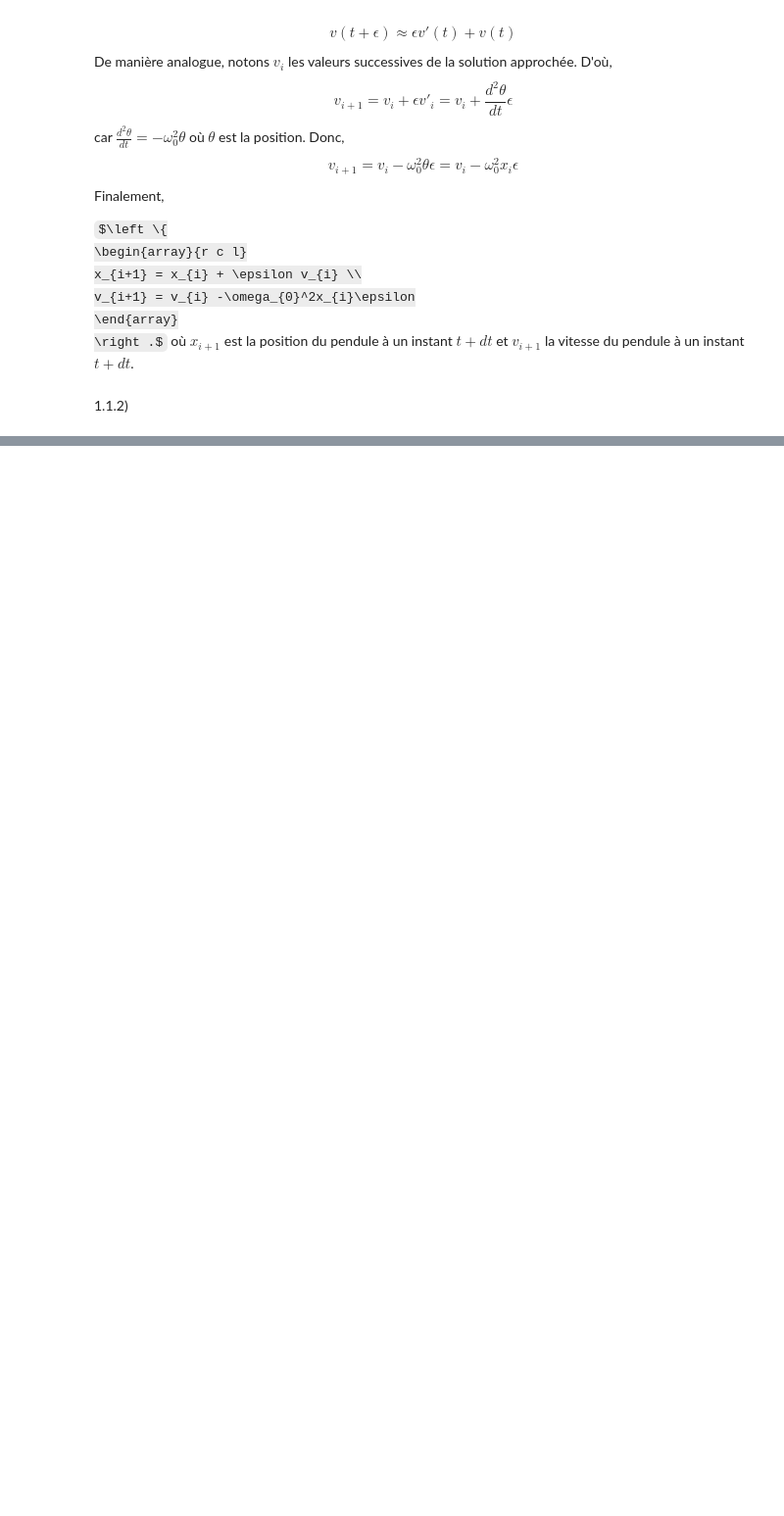
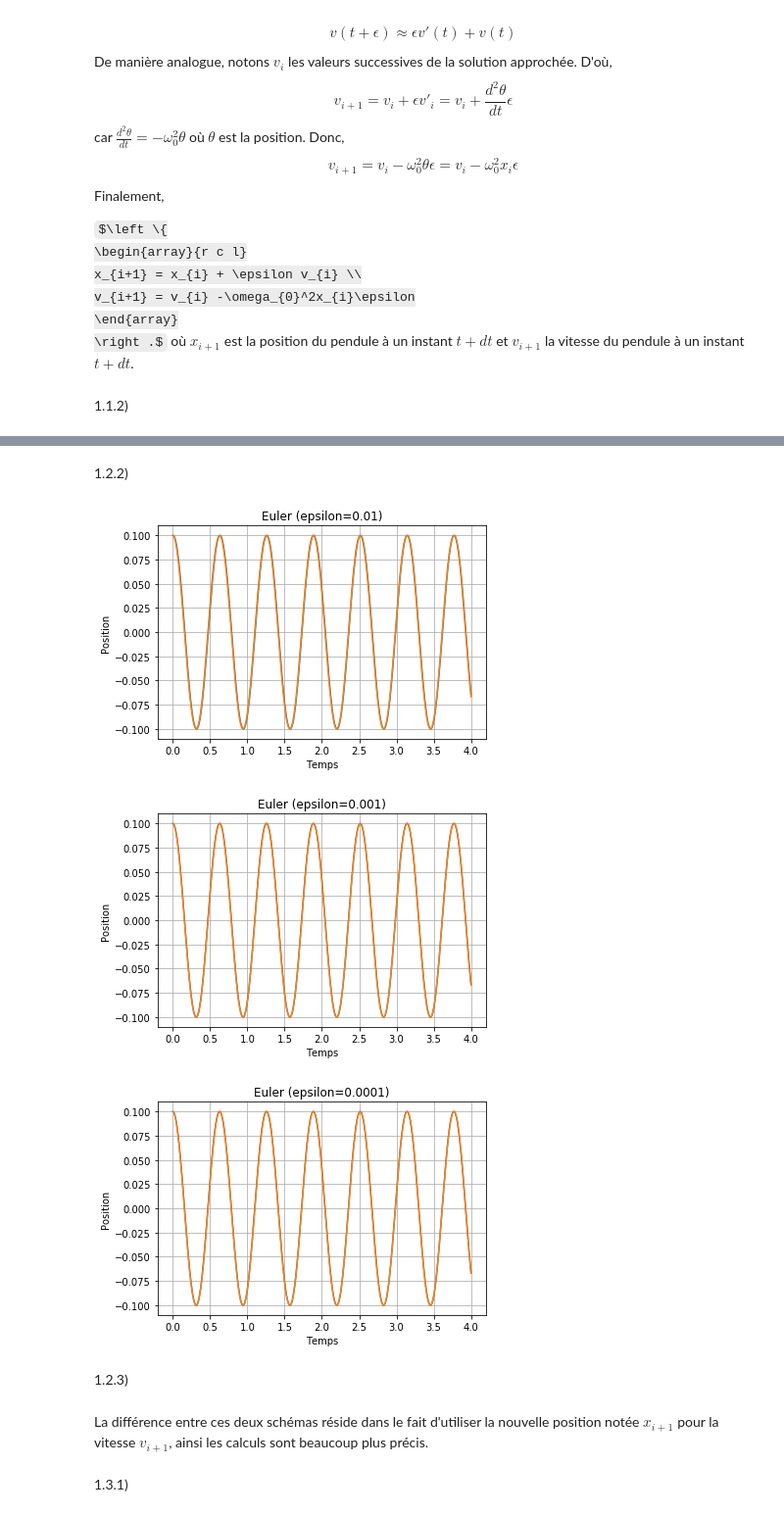
Before and after one commit to jsangli3r/DM-pendule-pesant, a Jupyter notebook: dm1.ipynb, the cells around one changed output, grey strips where cells are left out. Shown at 98% size. Drawn from its saved outputs; the diff is of its cells as text; code cells hidden in the pictures; some formulas as TeX source; blank space fills up the shorter version.

```diff
--- a/dm1.ipynb
+++ b/dm1.ipynb
@@ -58,0 +123,36 @@ s = solve(10, 1e-2, 0, 4, 0.1, 0)
+# %%
+def solve_v2(w0, epsilon, a, b, x0, v0):
+    temps = [a]
+    position = [x0]
+    vitesse = [v0]
+    t = a
+    x = x0
+    v = v0
+    while t < (b-epsilon):
+        x_i1 = x + epsilon * v
+        v_i1 = v - (w0**2) * x_i1 * epsilon
+        x = x_i1
+        v = v_i1
+
+        t = t + epsilon
+        temps.append(t)
+        position.append(x_i1)
+        vitesse.append(v_i1)
+
+    return (temps, position, vitesse)
+# %% [markdown]
+1.2.2)
+# %%
+affichage_euler(solve_v2, 0.01)
+affichage_euler(solve_v2, 0.001)
+affichage_euler(solve_v2, 0.0001)
+# %% [output]
+[figure, added]
+[figure, added]
+[figure, added]
+# %% [markdown]
+1.2.3)
+# %% [markdown]
+La différence entre ces deux schémas réside dans le fait d'utiliser la nouvelle position notée $x_{i+1}$ pour la vitesse $v_{i+1}$, ainsi les calculs sont beaucoup plus précis.
+# %% [markdown]
+1.3.1)
```
Also changed, not shown: parts of 12 cells of this notebook.
